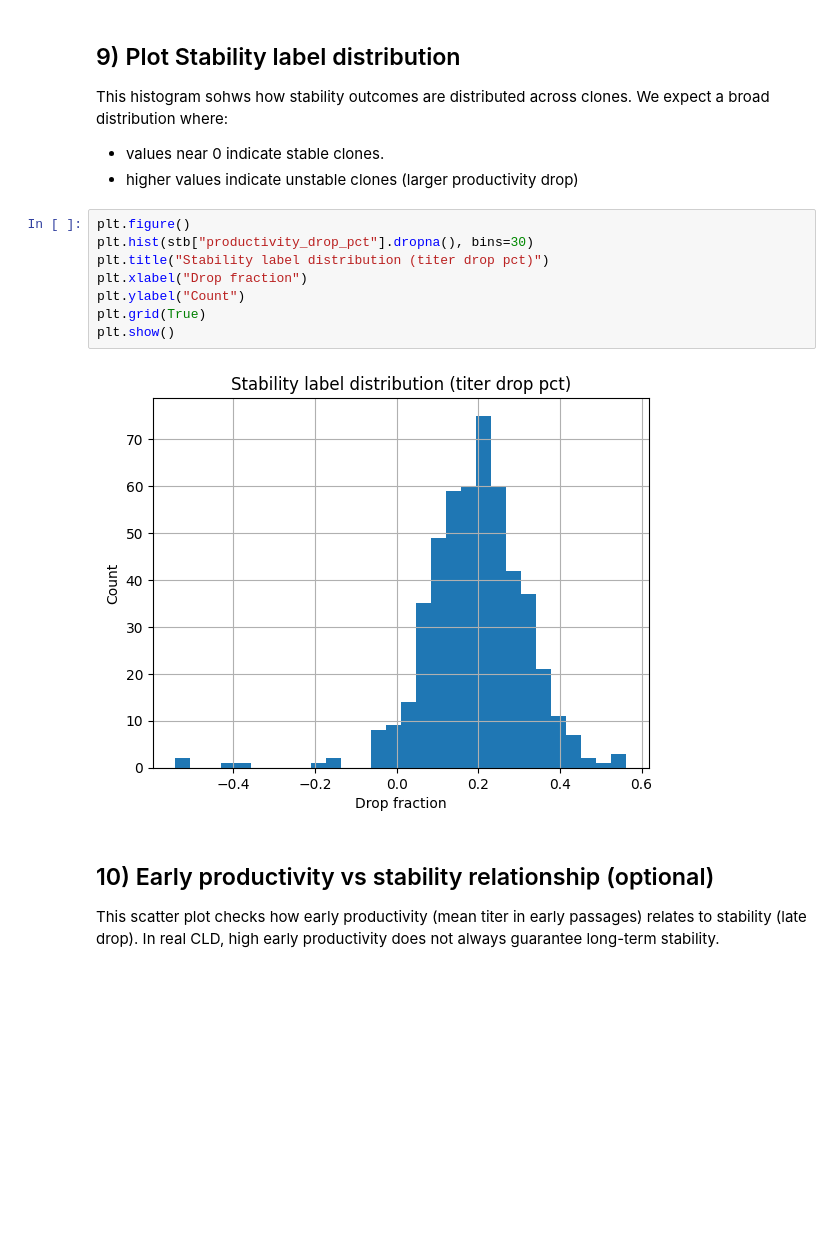
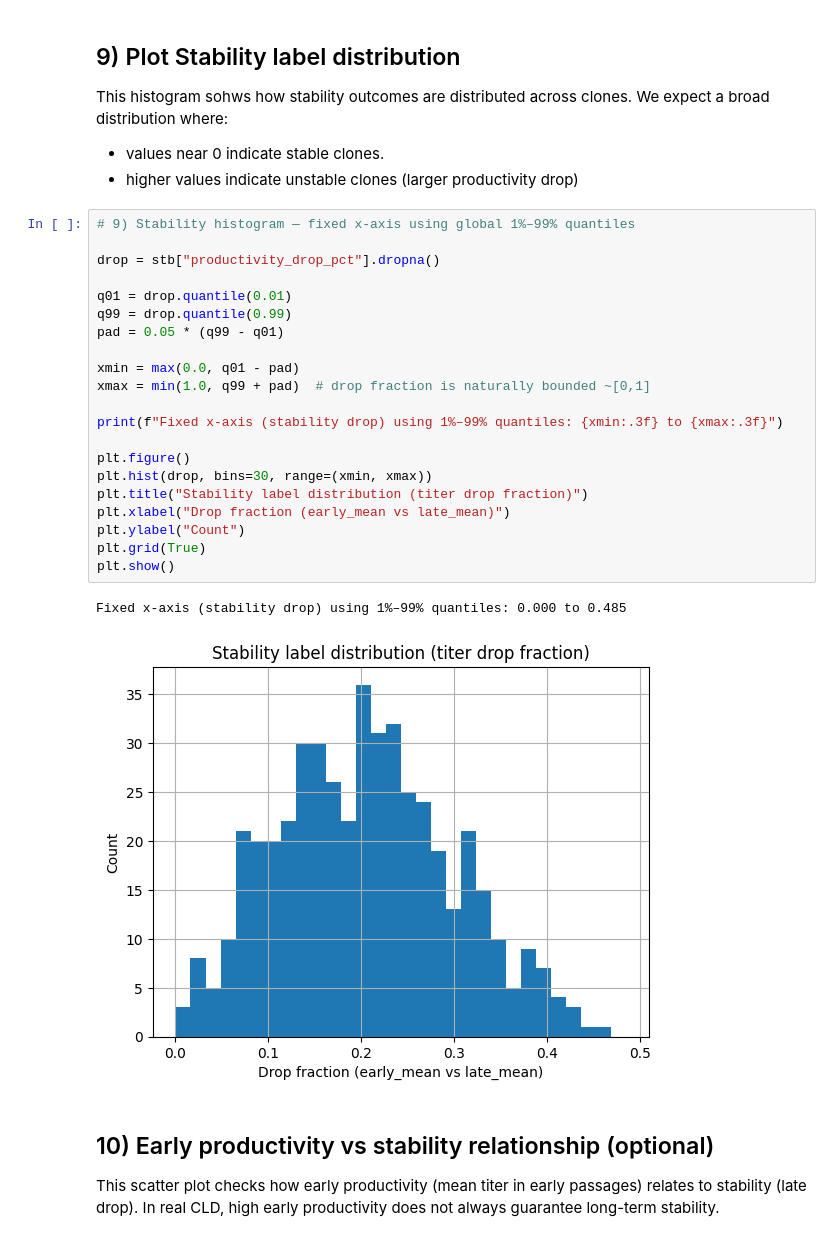
Before and after one commit to Sanghee-L/CLD_ML_PIPELINE, a Jupyter notebook: notebooks/01_explore_synthetic_data.ipynb, the cells around one changed output. Cells and saved outputs as stored; diff of their text form; blank space fills up the shorter version.

```diff
--- a/notebooks/01_explore_synthetic_data.ipynb
+++ b/notebooks/01_explore_synthetic_data.ipynb
@@ -229,15 +310,29 @@ We expect a broad distribution where:
 - values near 0 indicate stable clones.
 - higher values indicate unstable clones (larger productivity drop)
 # %%
+# 9) Stability histogram — fixed x-axis using global 1%–99% quantiles
+
+drop = stb["productivity_drop_pct"].dropna()
+
+q01 = drop.quantile(0.01)
+q99 = drop.quantile(0.99)
+pad = 0.05 * (q99 - q01)
+
+xmin = max(0.0, q01 - pad)
+xmax = min(1.0, q99 + pad)  # drop fraction is naturally bounded ~[0,1]
+
+print(f"Fixed x-axis (stability drop) using 1%–99% quantiles: {xmin:.3f} to {xmax:.3f}")
+
 plt.figure()
-plt.hist(stb["productivity_drop_pct"].dropna(), bins=30)
-plt.title("Stability label distribution (titer drop pct)")
-plt.xlabel("Drop fraction")
+plt.hist(drop, bins=30, range=(xmin, xmax))
+plt.title("Stability label distribution (titer drop fraction)")
+plt.xlabel("Drop fraction (early_mean vs late_mean)")
 plt.ylabel("Count")
 plt.grid(True)
 plt.show()
 # %% [output]
+Fixed x-axis (stability drop) using 1%–99% quantiles: 0.000 to 0.485
-[figure, old version]
+[figure, new version]
 # %% [markdown]
 ## 10) Early productivity vs stability relationship (optional)
 
```
Also changed, not shown: parts of 8 cells of this notebook.
